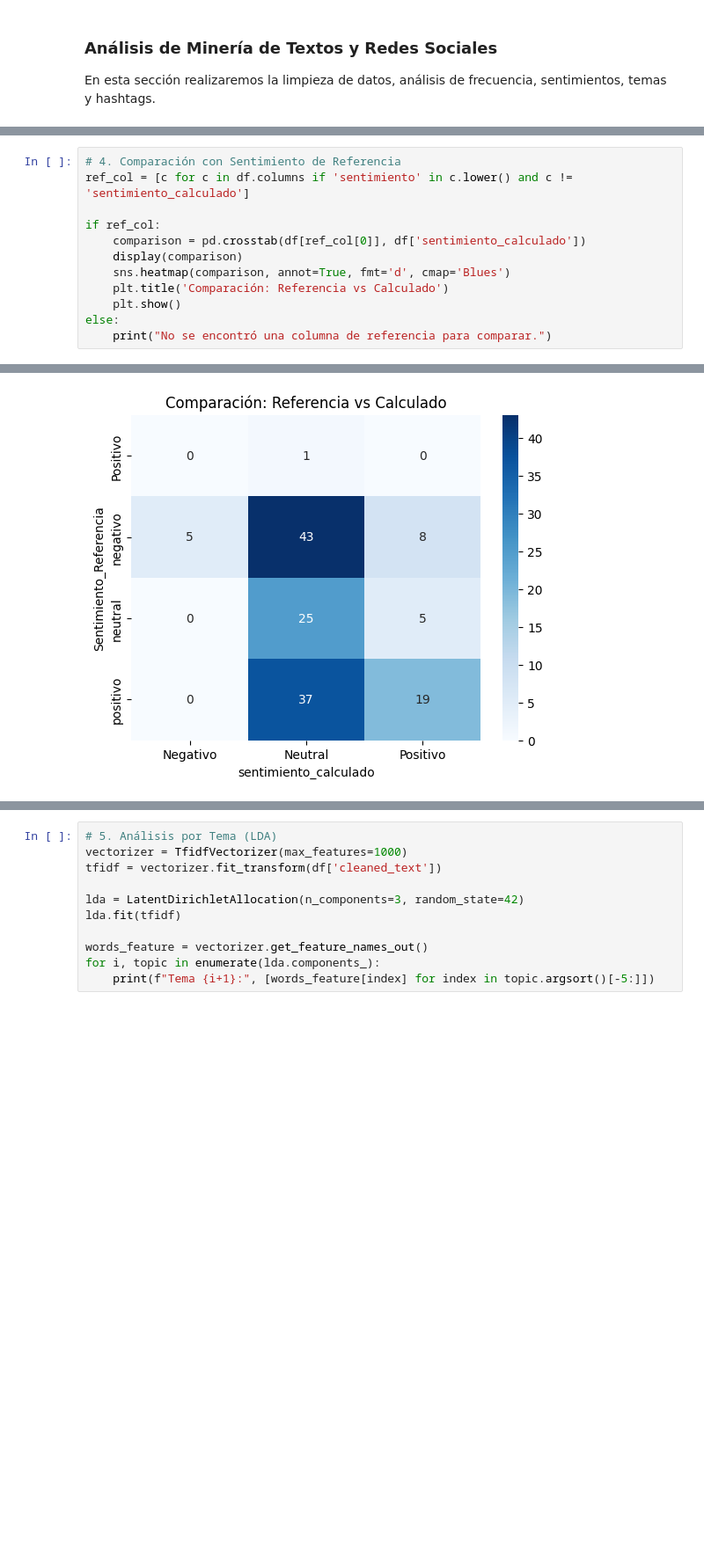
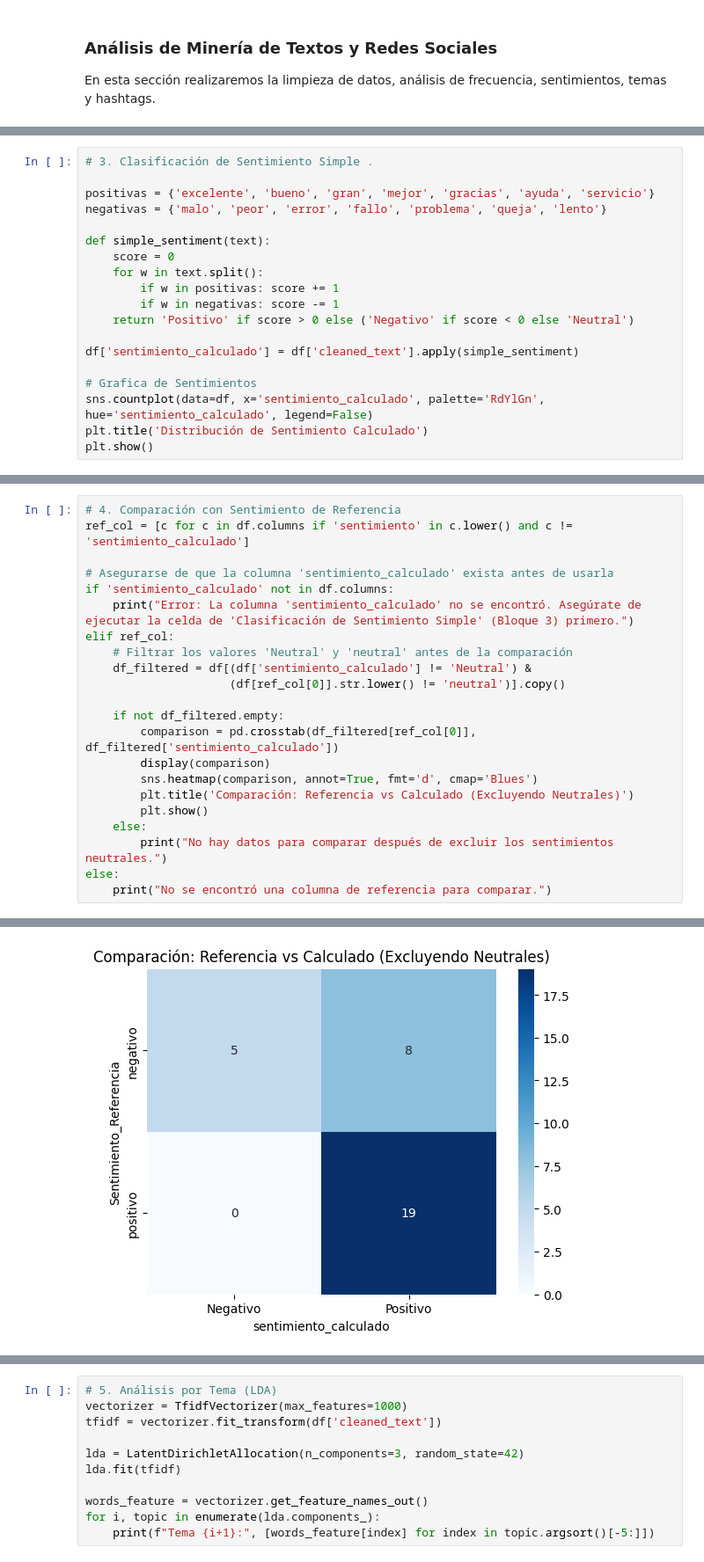
Before and after one commit to sebastianherrerahdz/mineria-de-datos, a Jupyter notebook: redes_sociales.ipynb, the cells around one changed output, grey strips where cells are left out. Shown at 88% size. Saved outputs shown, nothing was run; the diff lists cells and outputs as text; blank space fills up the shorter version.

```diff
--- a/redes_sociales.ipynb
+++ b/redes_sociales.ipynb
@@ -103 +105,20 @@ Passing `palette` without assigning `hue` is deprecated and will be removed in v
 [figure]
+# %%
+# 3. Clasificación de Sentimiento Simple .
+
+positivas = {'excelente', 'bueno', 'gran', 'mejor', 'gracias', 'ayuda', 'servicio'}
+negativas = {'malo', 'peor', 'error', 'fallo', 'problema', 'queja', 'lento'}
+
+def simple_sentiment(text):
+    score = 0
+    for w in text.split():
+        if w in positivas: score += 1
+        if w in negativas: score -= 1
+    return 'Positivo' if score > 0 else ('Negativo' if score < 0 else 'Neutral')
+
+df['sentimiento_calculado'] = df['cleaned_text'].apply(simple_sentiment)
+
+# Grafica de Sentimientos
+sns.countplot(data=df, x='sentimiento_calculado', palette='RdYlGn', hue='sentimiento_calculado', legend=False)
+plt.title('Distribución de Sentimiento Calculado')
+plt.show()
@@ -105,12 +128,22 @@ Passing `palette` without assigning `hue` is deprecated and will be removed in v
 # 4. Comparación con Sentimiento de Referencia
 ref_col = [c for c in df.columns if 'sentimiento' in c.lower() and c != 'sentimiento_calculado']
 
-if ref_col:
-    comparison = pd.crosstab(df[ref_col[0]], df['sentimiento_calculado'])
-    display(comparison)
-    sns.heatmap(comparison, annot=True, fmt='d', cmap='Blues')
-    plt.title('Comparación: Referencia vs Calculado')
-    plt.show()
+# Asegurarse de que la columna 'sentimiento_calculado' exista antes de usarla
+if 'sentimiento_calculado' not in df.columns:
+    print("Error: La columna 'sentimiento_calculado' no se encontró. Asegúrate de ejecutar la celda de 'Clasificación de Sentimiento Simple' (Bloque 3) primero.")
+elif ref_col:
+    # Filtrar los valores 'Neutral' y 'neutral' antes de la comparación
+    df_filtered = df[(df['sentimiento_calculado'] != 'Neutral') &
+                     (df[ref_col[0]].str.lower() != 'neutral')].copy()
+
+    if not df_filtered.empty:
+        comparison = pd.crosstab(df_filtered[ref_col[0]], df_filtered['sentimiento_calculado'])
+        display(comparison)
+        sns.heatmap(comparison, annot=True, fmt='d', cmap='Blues')
+        plt.title('Comparación: Referencia vs Calculado (Excluyendo Neutrales)')
+        plt.show()
+    else:
+        print("No hay datos para comparar después de excluir los sentimientos neutrales.")
 else:
     print("No se encontró una columna de referencia para comparar.")
 # %% [output]
@@ -123 +154 @@ else:
-[figure, old version]
+[figure, new version]
```
Also changed, not shown: parts of 7 cells of this notebook.
